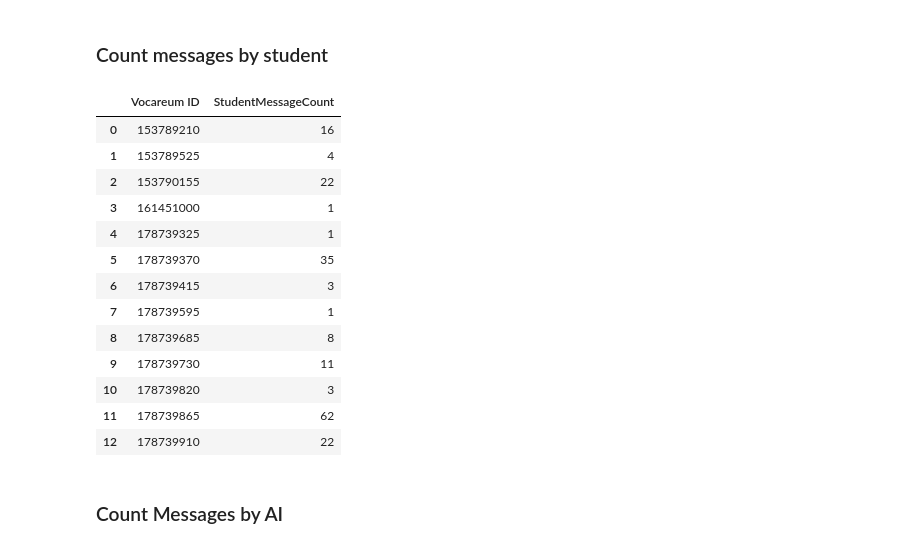
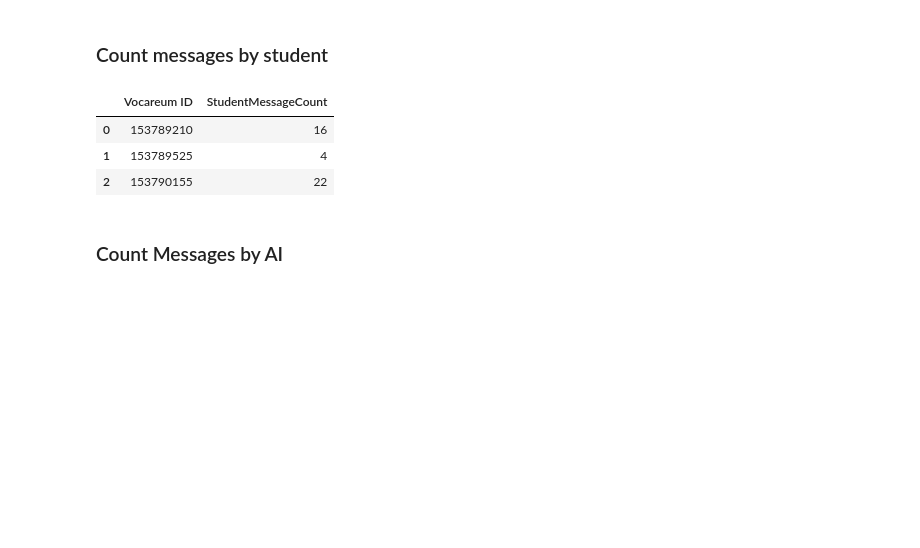
Before and after one commit to SecurityCyberGeek/MAS-DSE-LLM_Student_Improvement, a Jupyter notebook: Math_3B_Cleaning.ipynb, the cells around one changed output. Saved outputs shown, nothing was run; the diff lists cells and outputs as text; code cells hidden in the pictures; blank space fills up the shorter version.

```diff
--- a/Math_3B_Cleaning.ipynb
+++ b/Math_3B_Cleaning.ipynb
@@ -900,26 +877,16 @@ dtype: int64
 # %%
 student_msg_counts_df = (
     data_conversations[data_conversations['SenderType'] == 'Student']
     .groupby('Vocareum ID')['Message']
     .count()
     .reset_index(name='StudentMessageCount')
 )
-student_msg_counts_df.head(13)
+student_msg_counts_df.head(3)
 # %% [output]
 |  | Vocareum ID | StudentMessageCount |
 | 0 | 153789210 | 16 |
 | 1 | 153789525 | 4 |
 | 2 | 153790155 | 22 |
-| 3 | 161451000 | 1 |
-| 4 | 178739325 | 1 |
-| 5 | 178739370 | 35 |
-| 6 | 178739415 | 3 |
-| 7 | 178739595 | 1 |
-| 8 | 178739685 | 8 |
-| 9 | 178739730 | 11 |
-| 10 | 178739820 | 3 |
-| 11 | 178739865 | 62 |
-| 12 | 178739910 | 22 |
 # %% [markdown]
 ### Count Messages by AI
 # %%
```
Also changed, not shown: parts of 28 cells of this notebook.
